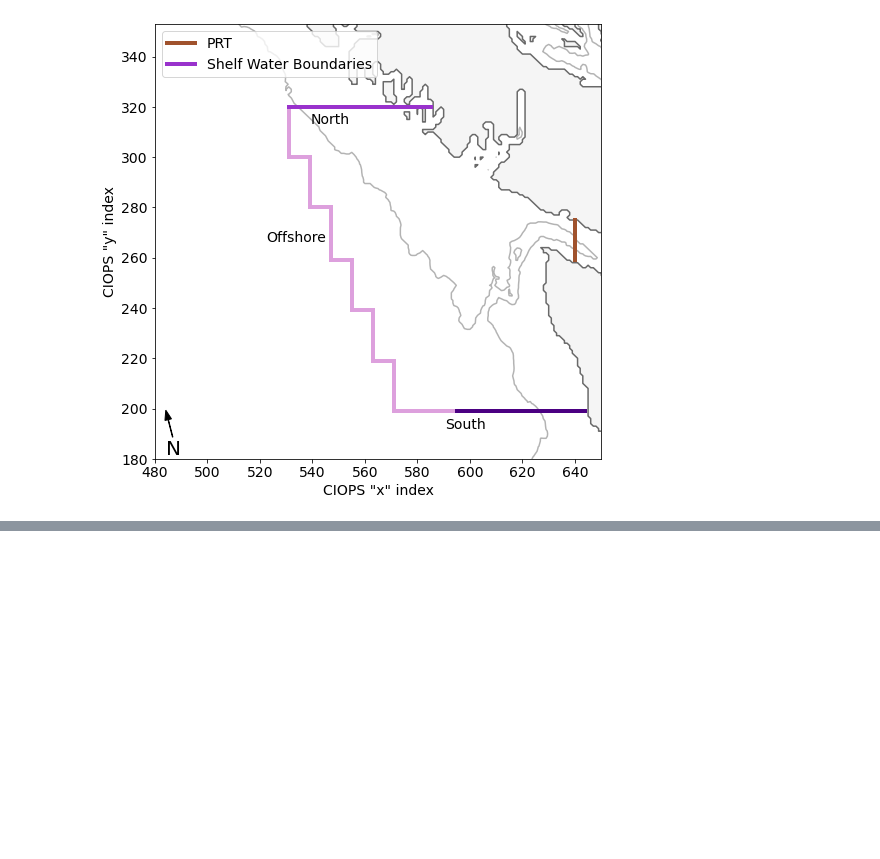
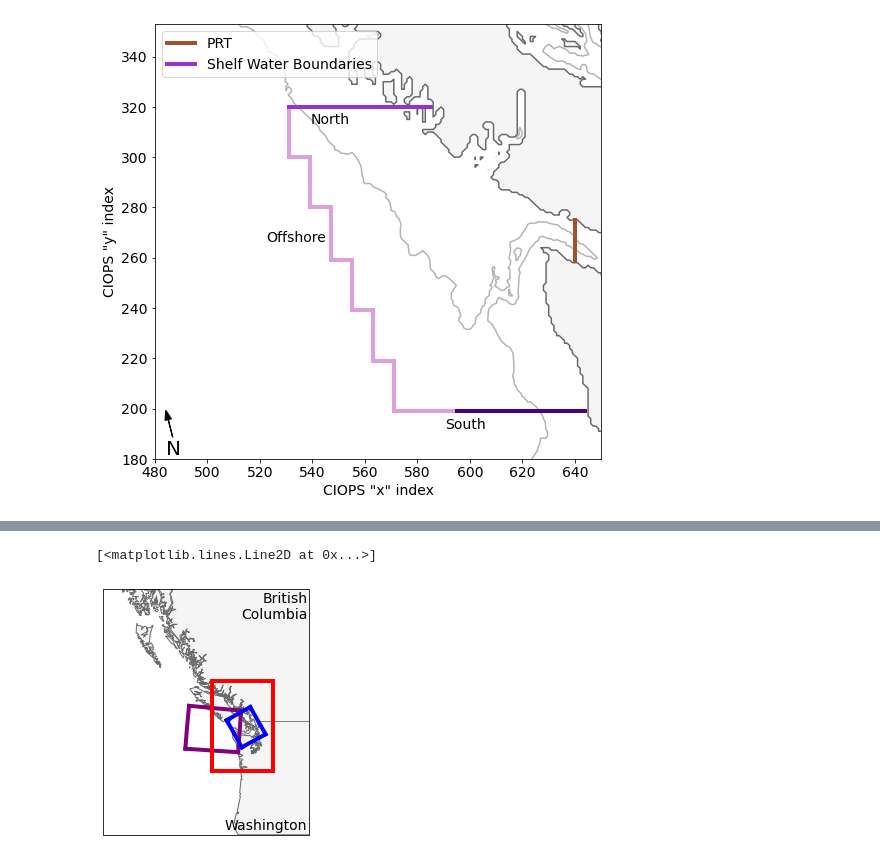
Before and after one commit to UBC-MOAD/analysis-becca, a Jupyter notebook: Ariane/map.ipynb, the cells around one changed output, grey strips where cells are left out. Drawn from its saved outputs; the diff is of its cells as text; code cells hidden in the pictures; blank space fills up the shorter version.

```diff
--- a/Ariane/map.ipynb
+++ b/Ariane/map.ipynb
@@ -650,0 +839,43 @@ Dimensions without coordinates: y, x
+# %%
+xlim, ylim = [-126.5, -121.2], [46, 51.2]
+xlim_in, ylim_in = [-136, -118], [42, 56]
+
+proj= crs.Mercator(np.mean(xlim_in), *ylim_in)
+
+fig = plt.figure(constrained_layout=True, figsize=[3.5,3.5])
+ax = fig.add_subplot(111,projection=proj)
+
+# Make plot area
+ax.set_extent(xlim_in + ylim_in)
+
+
+# Draw coastline
+ax.add_feature(feature.GSHHSFeature('low', edgecolor='dimgray', facecolor='whitesmoke'), zorder=1)
+ax.add_feature(feature.BORDERS, edgecolor='gray', zorder=1)
+
+# make lil box in plot area to show region limits
+ax.plot([xlim[0],xlim[1]],[ylim[0],ylim[0]],c='r',lw=4, zorder=7,transform=crs.PlateCarree(), label='Plot Area')
+ax.plot([xlim[0],xlim[1]],[ylim[1],ylim[1]],c='r',lw=4, zorder=7, transform=crs.PlateCarree())
+ax.plot([xlim[0],xlim[0]],[ylim[0],ylim[1]],c='r',lw=4, zorder=7, transform=crs.PlateCarree())
+ax.plot([xlim[1],xlim[1]],[ylim[0],ylim[1]],c='r',lw=4, zorder=7, transform=crs.PlateCarree())
+
+# label washington and British Columbia
+ax.text(0.99, .01, 'Washington', ha='right', va='bottom', transform=ax.transAxes, fontsize=14)
+ax.text(0.99, .99, 'British\nColumbia', ha='right', va='top', transform=ax.transAxes, fontsize=14)
+
+# Draw CIOPS box
+mesh = xr.open_dataset('/ocean/mdunphy/CIOPSW-BC12/grid/mesh_mask_Bathymetry_NEP36_714x1020_SRTM30v11_NOAA3sec_WCTSS_JdeFSalSea.nc')
+ax.plot(mesh['nav_lon'][ 180:353,  480], mesh['nav_lat'][ 180:353,  480], color='purple', lw=4, zorder=6, transform=crs.PlateCarree())
+ax.plot(mesh['nav_lon'][ 180:353, 650], mesh['nav_lat'][ 180:353, 650], color='purple', lw=4, zorder=6, transform=crs.PlateCarree())
+ax.plot(mesh['nav_lon'][180,  480:650], mesh['nav_lat'][180,  480:650], color='purple', lw=4, zorder=6, transform=crs.PlateCarree())
+ax.plot(mesh['nav_lon'][353,  480:650], mesh['nav_lat'][353,  480:650], color='purple', lw=4, zorder=6, transform=crs.PlateCarree())
+
+# Draw SalishSeaCast box
+mesh = xr.open_dataset('/home/sallen/MEOPAR/grid/mesh_mask201702.nc')
+ax.plot(mesh['nav_lon'][150:548,0], mesh['nav_lat'][150:548,0], color='b', lw=4, zorder=6, transform=crs.PlateCarree())
+ax.plot(mesh['nav_lon'][150:548,-1], mesh['nav_lat'][150:548,-1], color='b', lw=4, zorder=6, transform=crs.PlateCarree())
+ax.plot(mesh['nav_lon'][150,:], mesh['nav_lat'][150,:], color='b', lw=4, zorder=6, transform=crs.PlateCarree())
+ax.plot(mesh['nav_lon'][548,:], mesh['nav_lat'][548,:], color='b', lw=4, zorder=6, transform=crs.PlateCarree())
+# %% [output]
+[<matplotlib.lines.Line2D at 0x...>]
+[figure, added]
```
Also changed, not shown: parts of 7 cells of this notebook, 2 other files.
